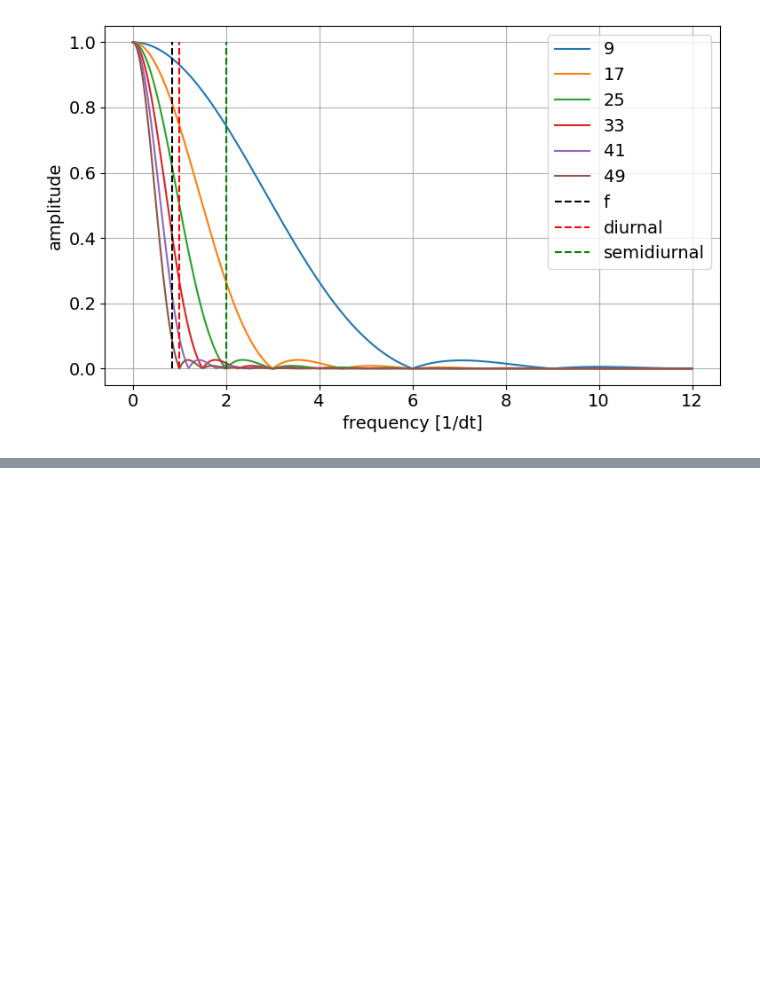
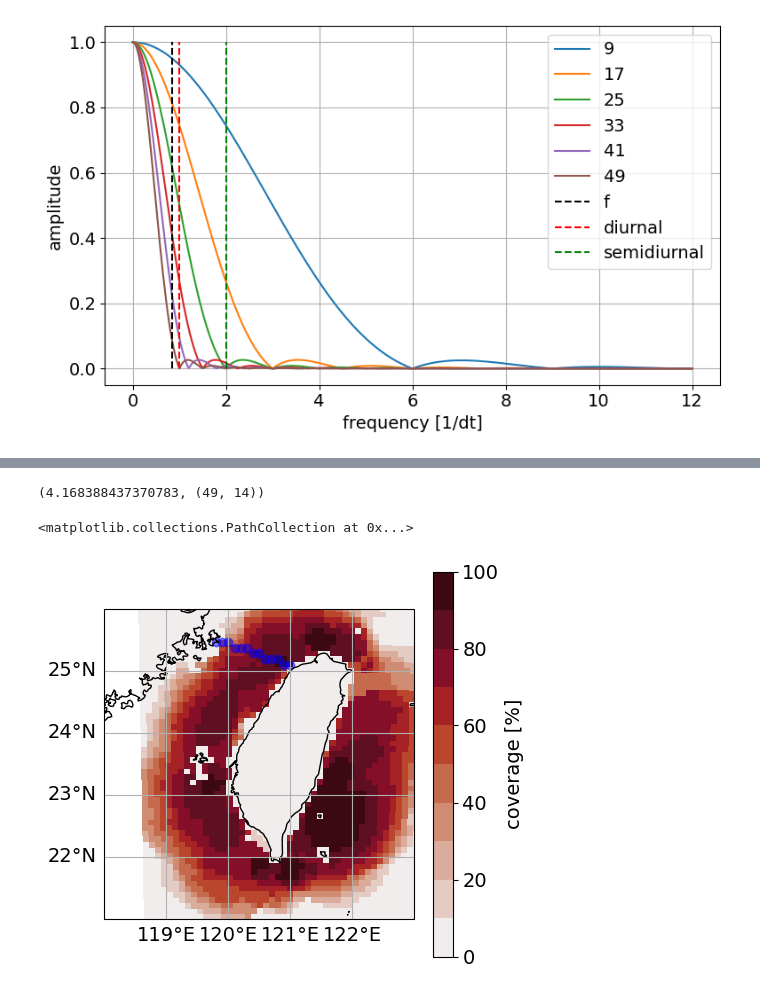
Before and after one commit to HendrikGro/TORI_Codar_Analysis, a Jupyter notebook: code/Code_TOROS.ipynb, the cells around one changed output, grey strips where cells are left out. Saved outputs shown, nothing was run; the diff lists cells and outputs as text; code cells hidden in the pictures; blank space fills up the shorter version.

Commit message:
section extraction

```diff
--- a/code/Code_TOROS.ipynb
+++ b/code/Code_TOROS.ipynb
@@ -555,0 +575,3 @@ plt.tight_layout();
+# %%
+i = 0
+idx = np.unravel_index((np.abs(lat - latitudes[i]) + ).argmin(), array.shape)
@@ -555,0 +598,11 @@ plt.tight_layout();
+# %%
+number_of_points=10
+xs=np.linspace(13,24,number_of_points+2)
+ys=np.linspace(49,45,number_of_points+2)
+
+#print them
+x_idx = []
+y_idx = []
+for i in range(len(xs)):
+    x_idx.append(int(np.round(xs[i])))
+    y_idx.append(int(np.round(ys[i])))
@@ -555,0 +613,2 @@ plt.tight_layout();
+# %%
+f = np.frompyfunc(haversine,4,1)
@@ -555,0 +617,4 @@ plt.tight_layout();
+# %%
+find_nearest(dist,0)
+# %% [output]
+(4.168388437370783, (49, 14))
@@ -555,0 +670,19 @@ plt.tight_layout();
+# %%
+x_idx,y_idx,latitudes,longitudes = section_indices(velocity,[25.5,119.8],[25.1,121])
+
+section = velocity.isel(x=xr.DataArray(x_idx, dims="s"), y=xr.DataArray(y_idx, dims="s"))
+# %%
+fig,(ax1) = plt.subplots(1,1,figsize=(5,5),subplot_kw={'projection':ccrs.PlateCarree()})
+
+(velocity.coverage*100).plot(ax=ax1,x='lon',y='lat',levels=np.arange(0,110,10),cmap=cmo.amp,cbar_kwargs={'label':'coverage [%]'})
+
+ax1.set_extent([118,123,21,26])
+ax1.coastlines()
+gl1 = ax1.gridlines(draw_labels=True)
+gl1.top_labels=False
+gl1.right_labels=False
+
+xr.plot.scatter(ds=section,x='lon',y='lat',color='b',alpha=0.5)
+# %% [output]
+<matplotlib.collections.PathCollection at 0x...>
+[figure, added]
```
Also changed, not shown: parts of 13 cells of this notebook.
